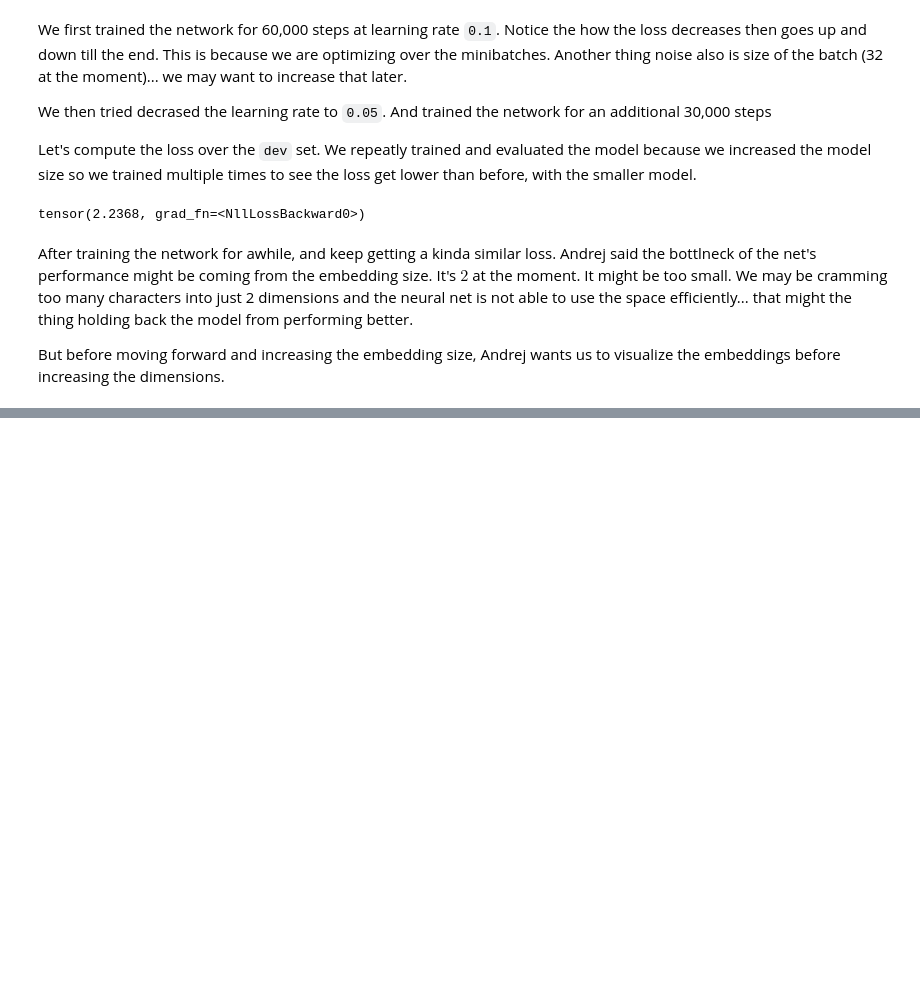
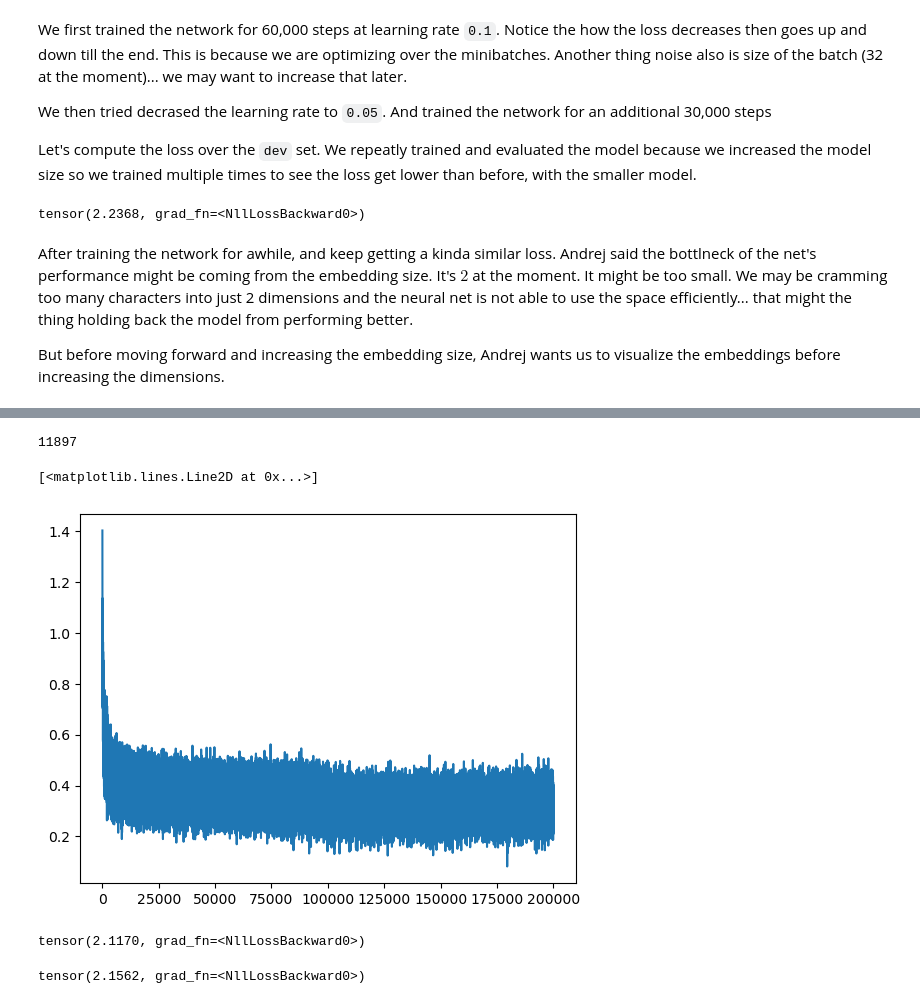
Before and after one commit to kassi-bertrand/machine-learning-notes, a Jupyter notebook: 08-Building Makemore/part-2.ipynb, the cells around one changed output, grey strips where cells are left out. Cells and saved outputs as stored; diff of their text form; code cells hidden in the pictures; blank space fills up the shorter version.

```diff
--- a/08-Building Makemore/part-2.ipynb
+++ b/08-Building Makemore/part-2.ipynb
@@ -844,0 +969,59 @@ But before moving forward and increasing the embedding size, Andrej wants us to
+# %%
+sum(p.nelement() for p in parameters)
+# %% [output]
+11897
+# %%
+lr_i = []
+loss_i = []
+step_i = []
+# %%
+for i in range(200000):
+
+    # minibatch construct
+    idx = torch.randint(0, X_train.shape[0], (32,))
+
+    # forward pass
+    emb = C[X_train[idx]] # (32, 3, 10)
+    h = torch.tanh(emb.view(-1, 30) @ W1 + b1) # (32, 200)
+    logits = h @ W2 + b2 # (32, 27)
+    loss = F.cross_entropy(logits, Y_train[idx])
+    #print(loss.item())
+
+    # backward pass
+    for p in parameters:
+        p.grad = None
+    loss.backward()
+
+    # update
+    #lr = lrs[i]
+    lr = 0.1 if i < 100000 else 0.01
+    for p in parameters:
+        p.data += -lr * p.grad
+
+    # track stats
+    #lri.append(lre[i])
+    step_i.append(i)
+    loss_i.append(loss.log10().item())
+# %%
+plt.plot(step_i, loss_i)
+# %% [output]
+[<matplotlib.lines.Line2D at 0x...>]
+[figure, added]
+# %%
+# LOSS TRAINING SET
+embed = C[X_train]
+h = torch.tanh(embed.view(-1, 30) @ W1 + b1)
+logits = h @ W2 + b2
+loss = F.cross_entropy(logits, Y_train)
+loss
+# %% [output]
+tensor(2.1170, grad_fn=<NllLossBackward0>)
+# %%
+# LOSS DEV SET
+embed = C[X_dev]
+h = torch.tanh(embed.view(-1, 30) @ W1 + b1)
+logits = h @ W2 + b2
+loss = F.cross_entropy(logits, Y_dev)
+loss
+# %% [output]
+tensor(2.1562, grad_fn=<NllLossBackward0>)
```
Also changed, not shown: parts of 20 cells of this notebook.
